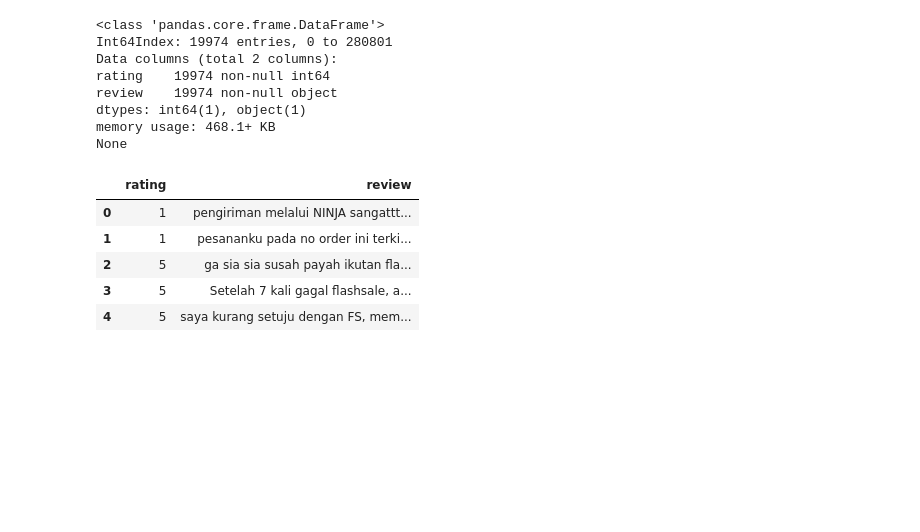
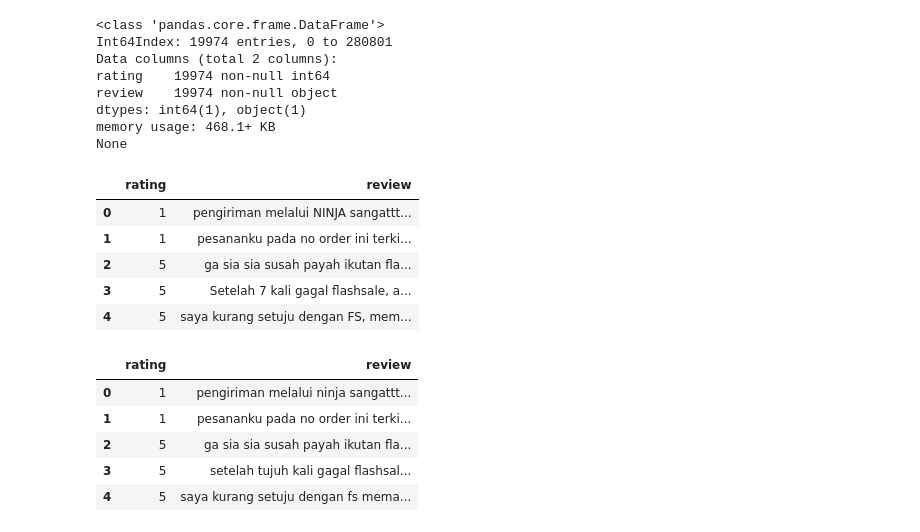
Before and after one commit to christianwbsn/prosentilyzer, a Jupyter notebook: notebooks/1.0-cw-initial-data-exploration-and-cleaning.ipynb, the cells around one changed output. Drawn from its saved outputs; the diff is of its cells as text; code cells hidden in the pictures; blank space fills up the shorter version.

```diff
--- a/notebooks/1.0-cw-initial-data-exploration-and-cleaning.ipynb
+++ b/notebooks/1.0-cw-initial-data-exploration-and-cleaning.ipynb
@@ -62,0 +104,4 @@ raw.head()
+# %%
+def translate_repeating_words(review):
+    rev = re.sub("(?:2|\")"," " + review,review)
+    return re.sub("(?:2|\")","",rev)
@@ -63,9 +112,16 @@ raw.head()
 # %%
 def remove_non_letter(review):
-    return re.sub("[^a-zA-Z]"," ", review
+    return re.sub("[^a-zA-Z]"," ", review)
 
-raw['review'] = raw['review'].apply(lambda x: x.lower())
 raw['review'] = raw['review'].apply(remove_non_letter)
+raw.head()
+# %% [output]
+|  | rating | review |
+| 0 | 1 | pengiriman melalui ninja sangattt... |
+| 1 | 1 | pesananku pada no order ini terki... |
+| 2 | 5 | ga sia sia susah payah ikutan fla... |
+| 3 | 5 | setelah tujuh kali gagal flashsal... |
+| 4 | 5 | saya kurang setuju dengan fs mema... |
 # %%
 def normalizing_words(review):
     return ''.join(''.join(s)[:1] for _, s in itertools.groupby(review))
```
Also changed, not shown: parts of 12 cells of this notebook, 5 other files.
